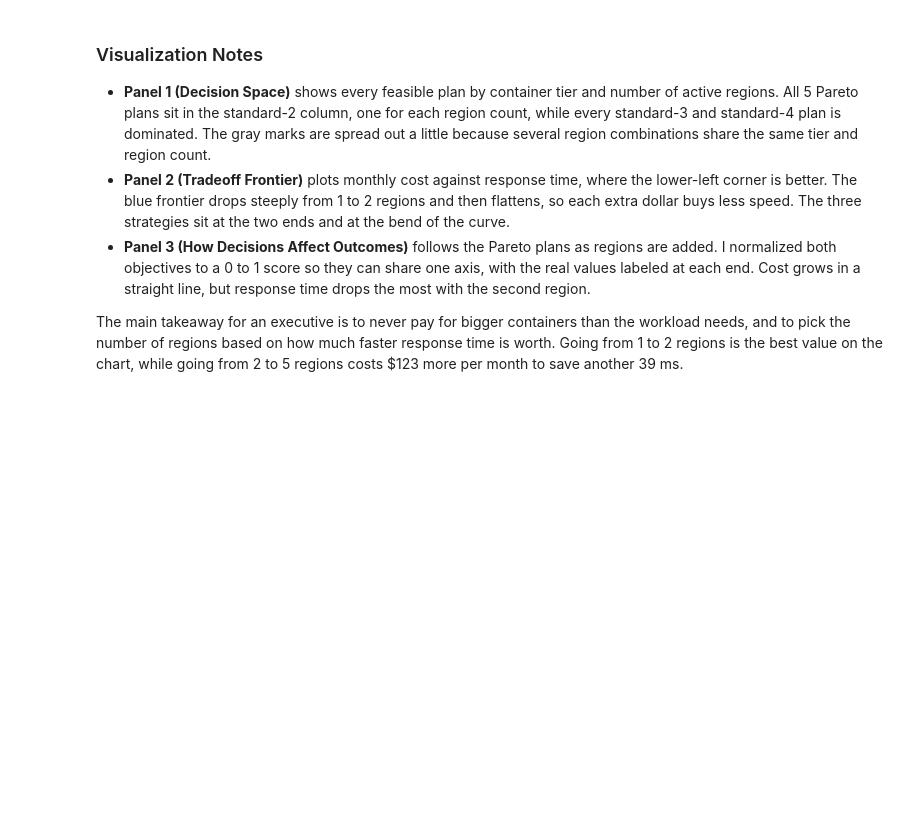
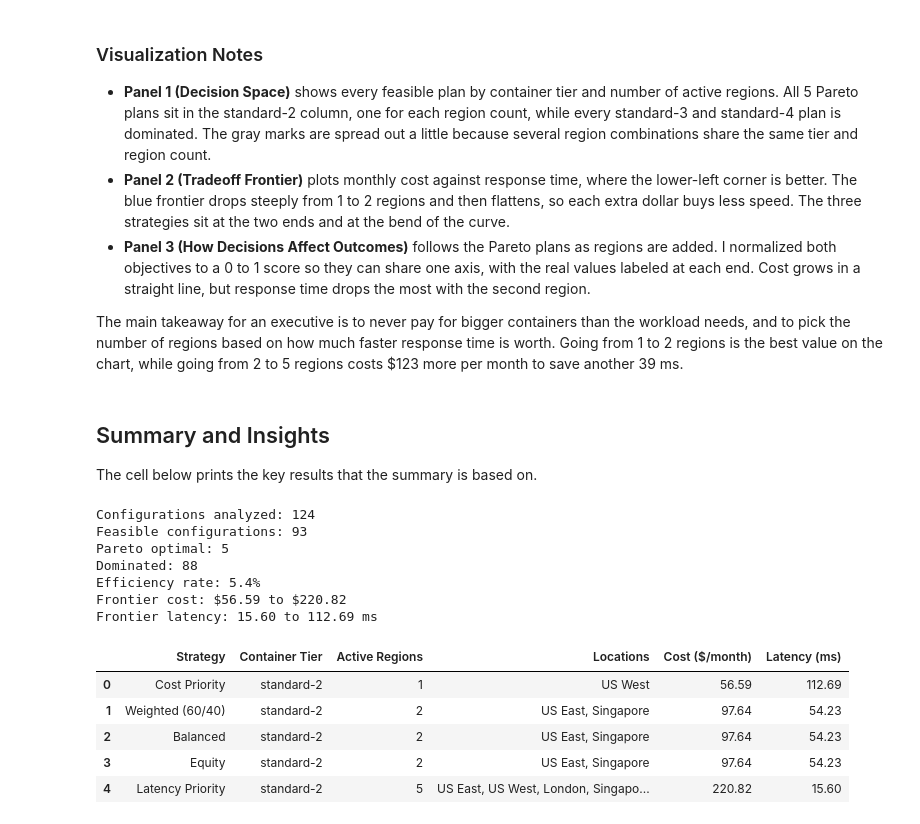
Before and after one commit to MostlyWhat/Infrastructure-Optimization-Engine, a Jupyter notebook: optimization_engine.ipynb, the cells around one changed output. Saved outputs shown, nothing was run; the diff lists cells and outputs as text; code cells hidden in the pictures; blank space fills up the shorter version.

Commit message:
feat: added summary insights and update documentation

```diff
--- a/optimization_engine.ipynb
+++ b/optimization_engine.ipynb
@@ -929,3 +929,30 @@ print("\n✓ Visualization saved as 'images/pareto_frontier_analysis.png'")
 - **Panel 3 (How Decisions Affect Outcomes)** follows the Pareto plans as regions are added. I normalized both objectives to a 0 to 1 score so they can share one axis, with the real values labeled at each end. Cost grows in a straight line, but response time drops the most with the second region.
 
 The main takeaway for an executive is to never pay for bigger containers than the workload needs, and to pick the number of regions based on how much faster response time is worth. Going from 1 to 2 regions is the best value on the chart, while going from 2 to 5 regions costs \$123 more per month to save another 39 ms.
+# %% [markdown]
+## Summary and Insights
+
+The cell below prints the key results that the summary is based on.
+# %%
+print(f"Configurations analyzed: {len(all_df)}")
+print(f"Feasible configurations: {len(df)}")
+print(f"Pareto optimal: {len(pareto_df)}")
+print(f"Dominated: {len(dominated_df)}")
+print(f"Efficiency rate: {100 * len(pareto_df) / len(df):.1f}%")
+print(f"Frontier cost: ${pareto_df[OBJECTIVE_1].min():.2f} to ${pareto_df[OBJECTIVE_1].max():.2f}")
+print(f"Frontier latency: {pareto_df[OBJECTIVE_2].min():.2f} to {pareto_df[OBJECTIVE_2].max():.2f} ms")
+display(comparison_df)
+# %% [output]
+Configurations analyzed: 124
+Feasible configurations: 93
+Pareto optimal: 5
+Dominated: 88
+Efficiency rate: 5.4%
+Frontier cost: $56.59 to $220.82
+Frontier latency: 15.60 to 112.69 ms
+|  | Strategy | Container Tier | Active Regions | Locations | Cost ($/month) | Latency (ms) |
+| 0 | Cost Priority | standard-2 | 1 | US West | 56.59 | 112.69 |
+| 1 | Weighted (60/40) | standard-2 | 2 | US East, Singapore | 97.64 | 54.23 |
+| 2 | Balanced | standard-2 | 2 | US East, Singapore | 97.64 | 54.23 |
+| 3 | Equity | standard-2 | 2 | US East, Singapore | 97.64 | 54.23 |
+| 4 | Latency Priority | standard-2 | 5 | US East, US West, London, Singapo... | 220.82 | 15.60 |
```
Also changed, not shown: parts of 3 cells of this notebook, 1 other file.
